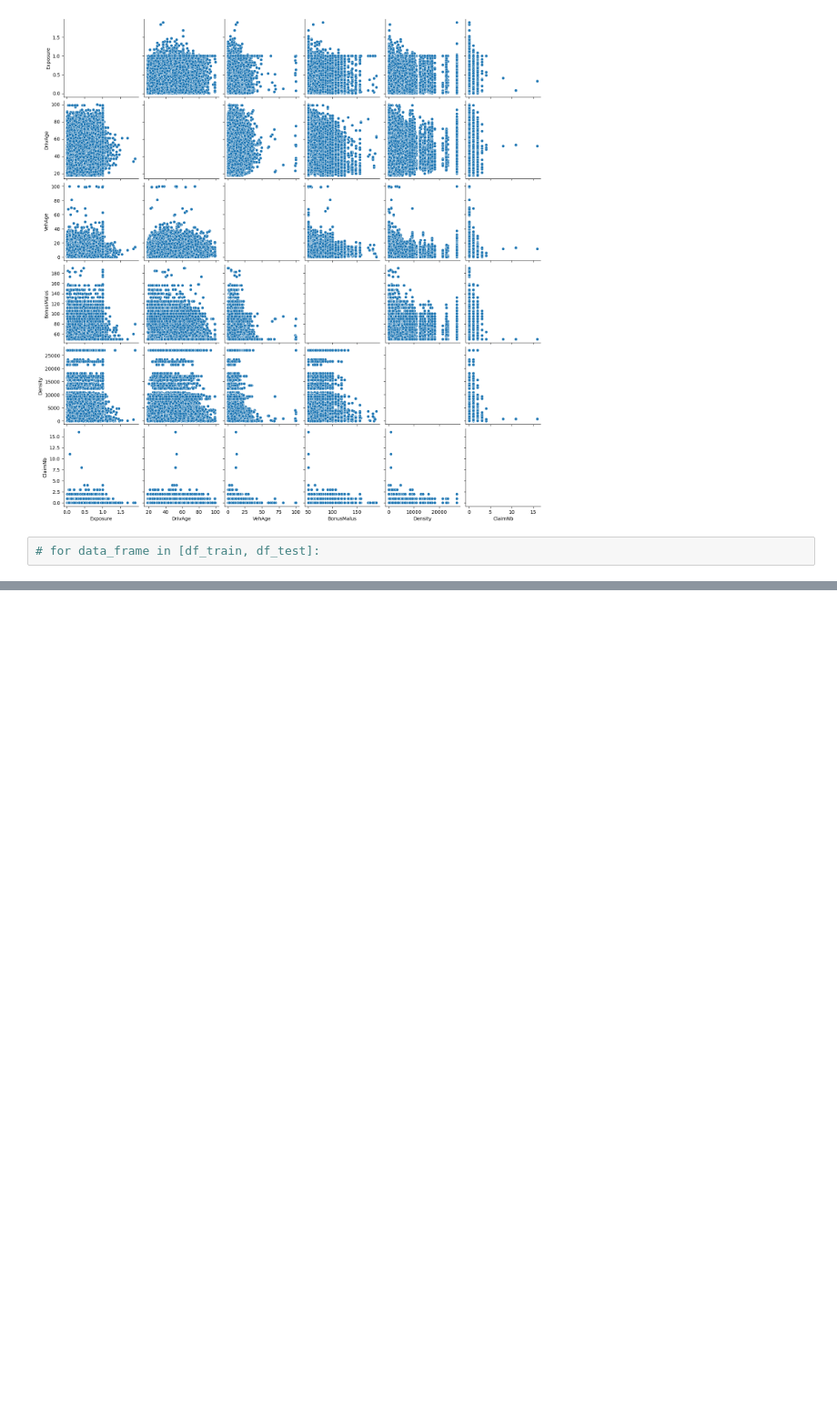
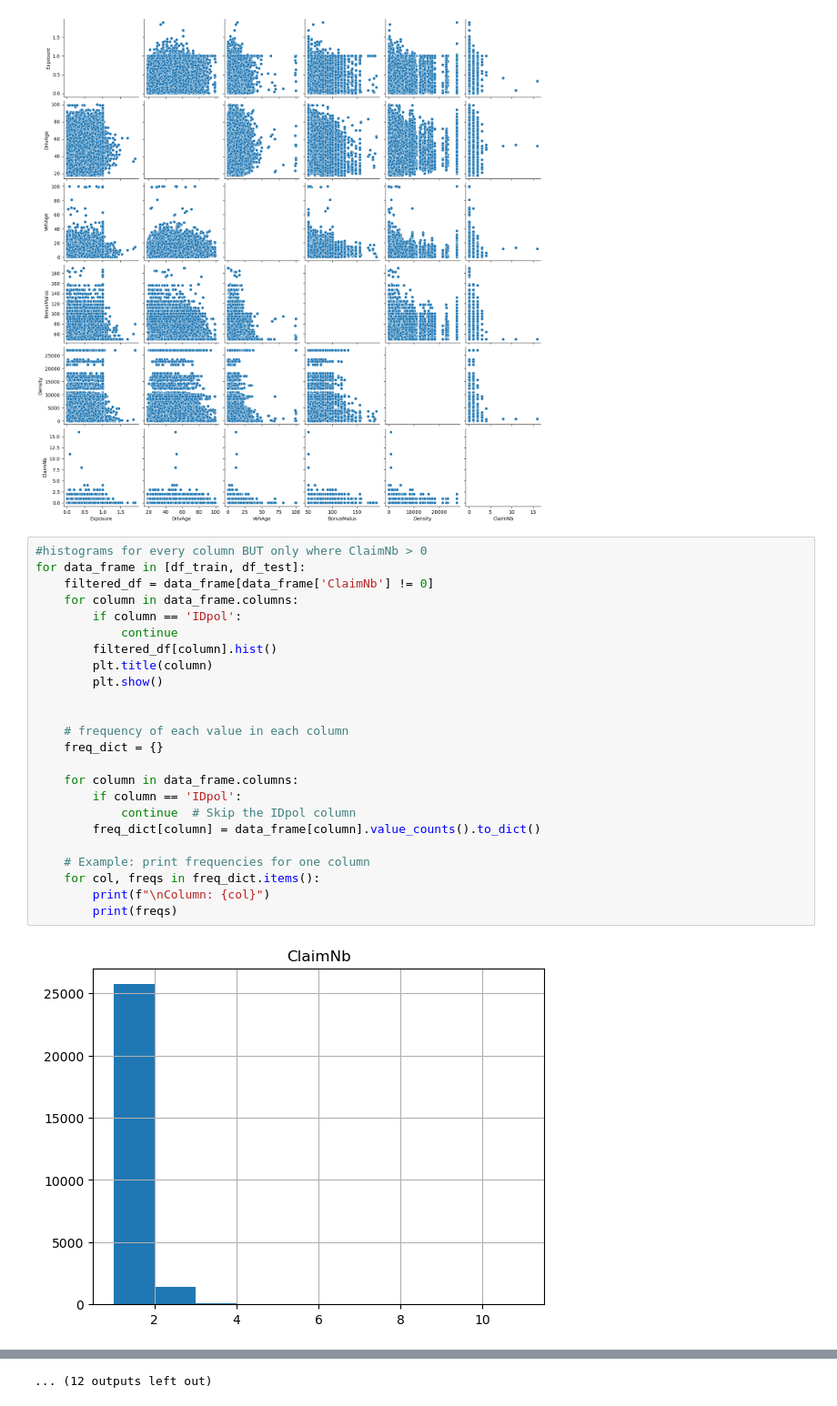
Before and after one commit to Oliverdron/MachineLearning_Project_2025_TeamJP, a Jupyter notebook: cleaning.ipynb, the cells around one changed output, grey strips where cells are left out. Shown at 91% size. Cells and saved outputs as stored; diff of their text form; blank space fills up the shorter version.

Commit message:
Added claimed distribution

```diff
--- a/cleaning.ipynb
+++ b/cleaning.ipynb
@@ -127,4 +127,28 @@ for data_frame in [df_train, df_test]:
 [figure]
 [figure]
 # %%
-# for data_frame in [df_train, df_test]:
+#histograms for every column BUT only where ClaimNb > 0
+for data_frame in [df_train, df_test]:
+    filtered_df = data_frame[data_frame['ClaimNb'] != 0]
+    for column in data_frame.columns:
+        if column == 'IDpol':
+            continue
+        filtered_df[column].hist()
+        plt.title(column)
+        plt.show()
+
+
+    # frequency of each value in each column
+    freq_dict = {}
+
+    for column in data_frame.columns:
+        if column == 'IDpol':
+            continue  # Skip the IDpol column
+        freq_dict[column] = data_frame[column].value_counts().to_dict()
+
+    # Example: print frequencies for one column
+    for col, freqs in freq_dict.items():
+        print(f"\nColumn: {col}")
+        print(freqs)
+# %% [output]
+[figure, added]
@@ -130,0 +182 @@ for data_frame in [df_train, df_test]:
+... (12 outputs left out)
```
Also changed, not shown: parts of 1 cell of this notebook.
